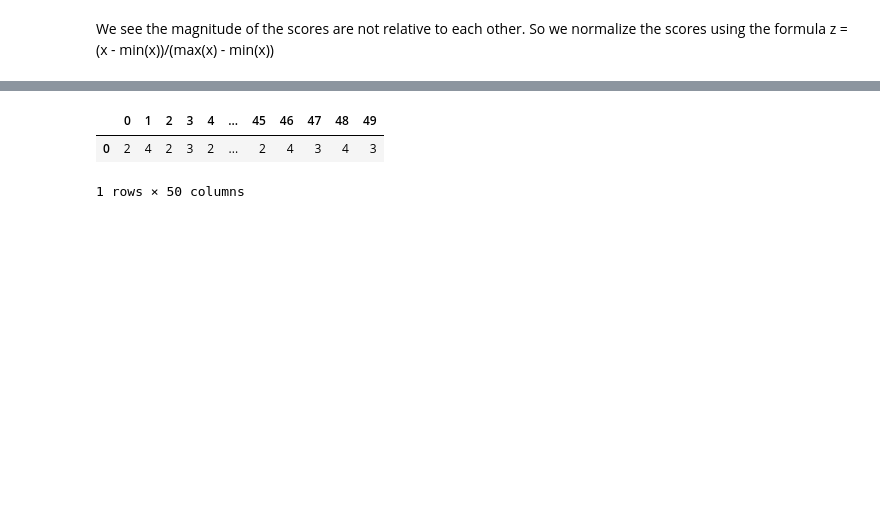
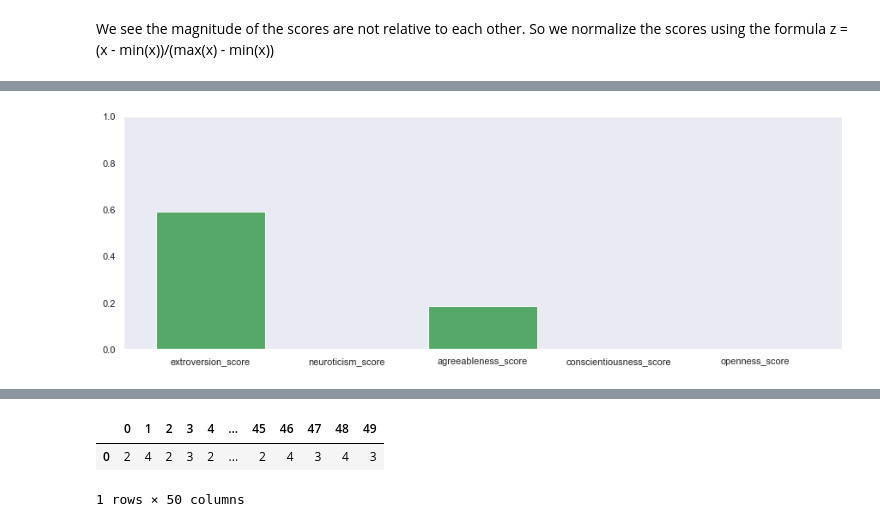
Before and after one commit to ManassaVarshni/Personality_Classification, a Jupyter notebook: Personality_system.ipynb, the cells around one changed output, grey strips where cells are left out. Saved outputs shown, nothing was run; the diff lists cells and outputs as text; code cells hidden in the pictures; blank space fills up the shorter version.

```diff
--- a/Personality_system.ipynb
+++ b/Personality_system.ipynb
@@ -382,0 +397,8 @@ score_plot_generation('one')
+# %%
+fig = plt.figure(figsize=(15,5))
+plt.ylim(0, 1)
+plt.bar(list(normalized_all_types_scores['three'].keys()), normalized_all_types_scores['three'].values(), color='g')
+fig.show()
+fig.savefig('static/three.png')
+# %% [output]
+[figure, added]
```
Also changed, not shown: parts of 23 cells of this notebook, 23 other files.
